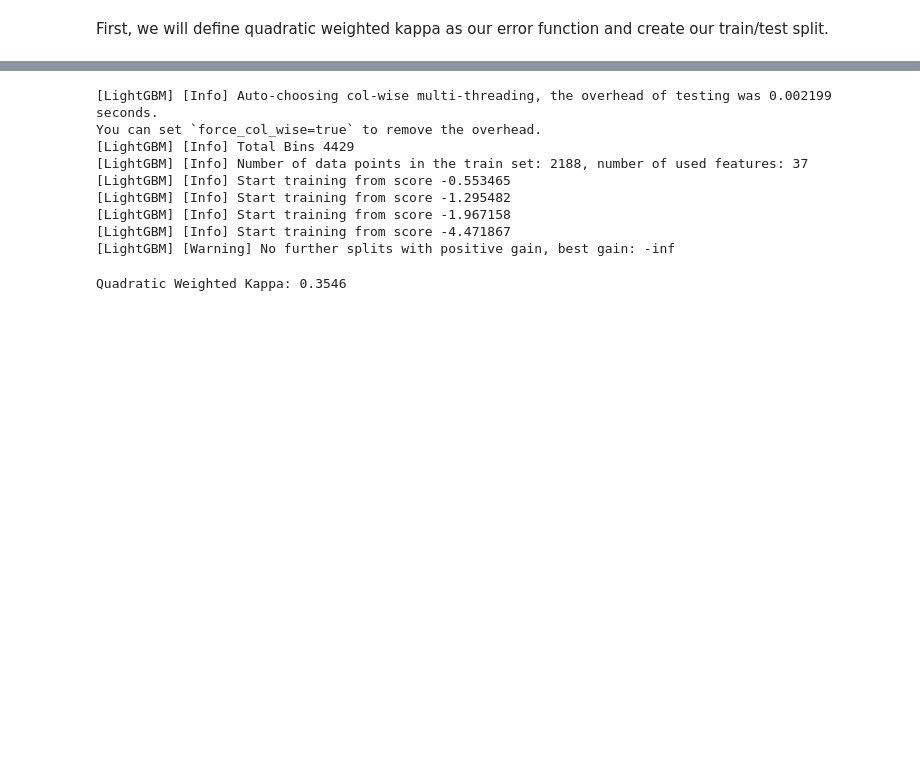
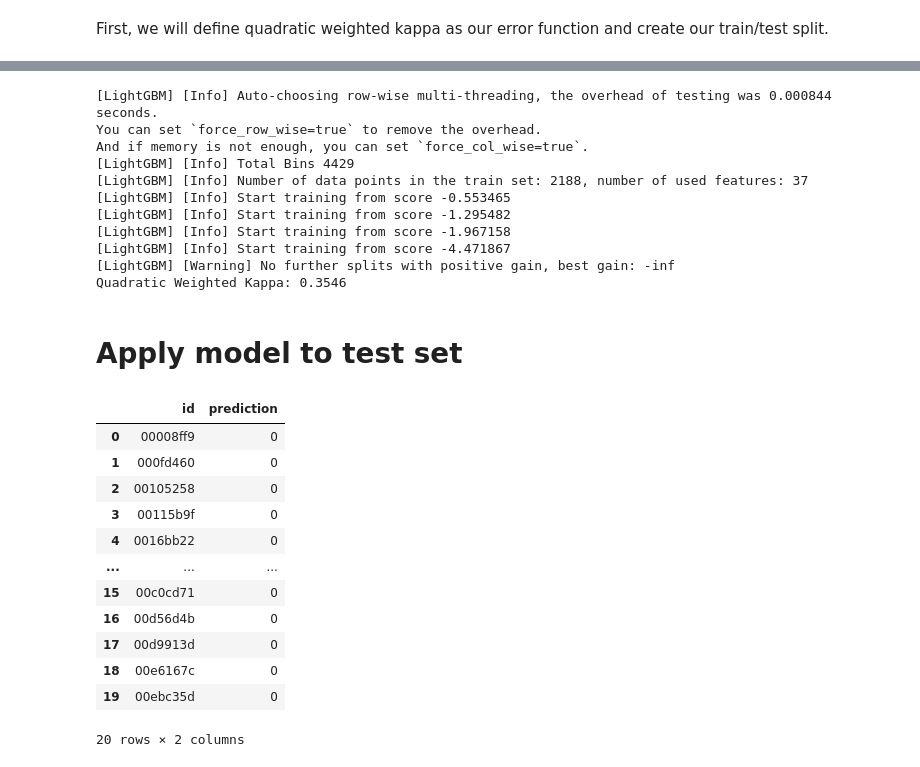
Before and after one commit to crmueller100/child-mind-institute-problematic-internet-use, a Jupyter notebook: predict_severity_impairment_index.ipynb, the cells around one changed output, grey strips where cells are left out. Cells and saved outputs as stored; diff of their text form; code cells hidden in the pictures; blank space fills up the shorter version.

```diff
--- a/predict_severity_impairment_index.ipynb
+++ b/predict_severity_impairment_index.ipynb
@@ -684,9 +686,13 @@ y_pred_proba = model.predict(X_test)
 
 # Convert probabilities to class labels (e.g., by choosing the class with the highest probability)
 y_pred = y_pred_proba.argmax(axis=1)
+
+qwk_score = cohen_kappa_score(y_test, y_pred, weights="quadratic")
+print(f"Quadratic Weighted Kappa: {qwk_score:.4f}")
 # %% [output]
-[LightGBM] [Info] Auto-choosing col-wise multi-threading, the overhead of testing was 0.002199 seconds.
-You can set `force_col_wise=true` to remove the overhead.
+[LightGBM] [Info] Auto-choosing row-wise multi-threading, the overhead of testing was 0.000844 seconds.
+You can set `force_row_wise=true` to remove the overhead.
+And if memory is not enough, you can set `force_col_wise=true`.
 [LightGBM] [Info] Total Bins 4429
 [LightGBM] [Info] Number of data points in the train set: 2188, number of used features: 37
 [LightGBM] [Info] Start training from score -0.553465
@@ -694,8 +700,32 @@ You can set `force_col_wise=true` to remove the overhead.
 [LightGBM] [Info] Start training from score -1.967158
 [LightGBM] [Info] Start training from score -4.471867
 [LightGBM] [Warning] No further splits with positive gain, best gain: -inf
+Quadratic Weighted Kappa: 0.3546
-# %%
-qwk_score = cohen_kappa_score(y_test, y_pred, weights="quadratic")
-print(f"Quadratic Weighted Kappa: {qwk_score:.4f}")
-# %% [output]
-Quadratic Weighted Kappa: 0.3546
+# %% [markdown]
+# Apply model to test set
+# %%
+ids = test_df['id']
+X_final = test_df.drop(columns=['id'] + [col for col in test_df.columns if 'PCIAT-PCIAT' in col])
+y_pred_final = model.predict(X_final)
+y_pred_final = y_pred_final.argmax(axis=1)
+
+submission = pd.DataFrame({
+    'id': ids,
+    'prediction': y_pred_final
+})
+submission.to_csv('submission.csv', index=False)
+submission
+# %% [output]
+|  | id | prediction |
+| 0 | 00008ff9 | 0 |
+| 1 | 000fd460 | 0 |
+| 2 | 00105258 | 0 |
+| 3 | 00115b9f | 0 |
+| 4 | 0016bb22 | 0 |
+| ... | ... | ... |
+| 15 | 00c0cd71 | 0 |
+| 16 | 00d56d4b | 0 |
+| 17 | 00d9913d | 0 |
+| 18 | 00e6167c | 0 |
+| 19 | 00ebc35d | 0 |
+20 rows × 2 columns
```
Also changed, not shown: parts of 11 cells of this notebook.
